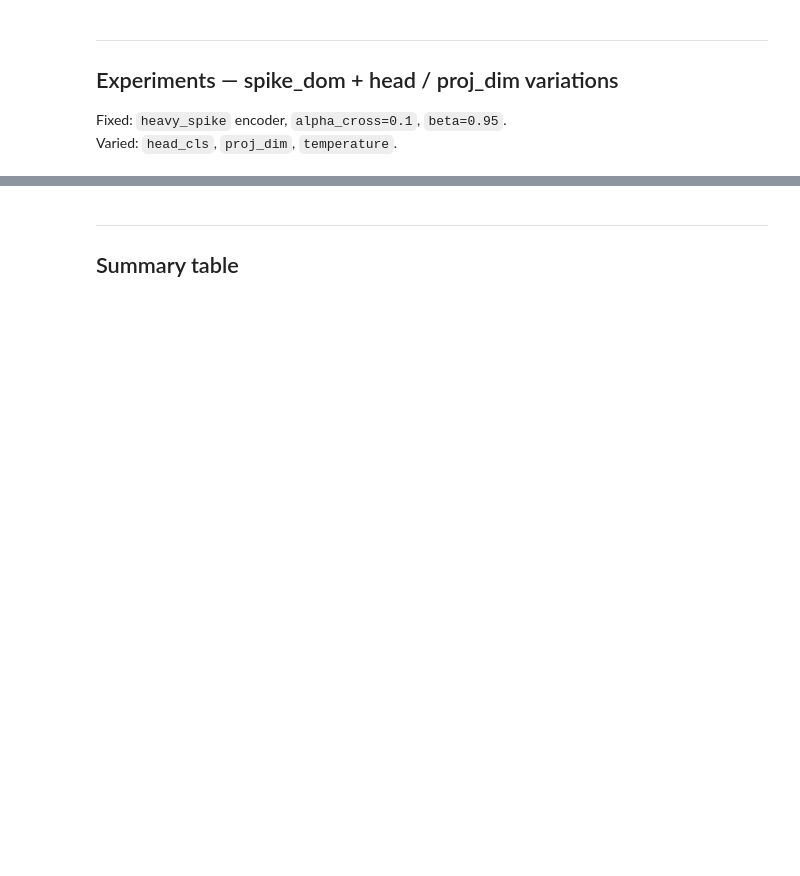
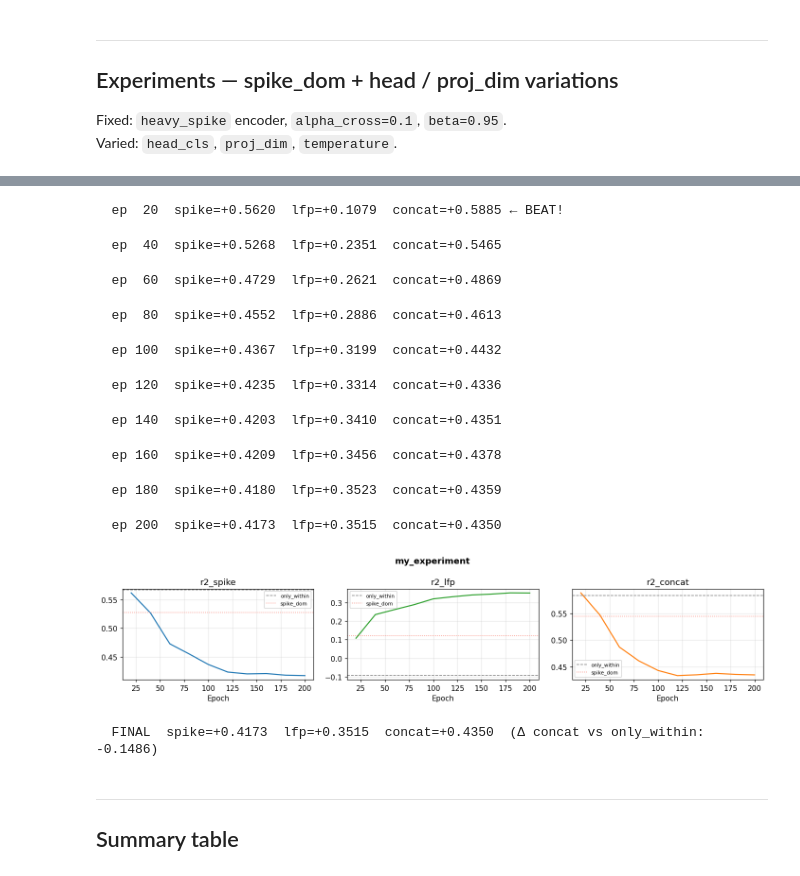
Before and after one commit to Kun-ck-ZHAO/comets, a Jupyter notebook: comets_test1/crack_latent.ipynb, the cells around one changed output, grey strips where cells are left out. Drawn from its saved outputs; the diff is of its cells as text; code cells hidden in the pictures; blank space fills up the shorter version.

```diff
--- a/comets_test1/crack_latent.ipynb
+++ b/comets_test1/crack_latent.ipynb
@@ -190,9 +266,22 @@ model_5, s5 = quick_train('spike_dom  TwoLayerMLP  p8  τ=0.5',
 # %%
 # Free cell — your config here
 model_X, sX = quick_train('my_experiment',
-    head_cls=TwoLayerMLP, proj_dim=8,
+    head_cls=LinearHead, proj_dim=16,
     alpha_cross=0.1, beta=0.95,
 )
+# %% [output]
+  ep  20  spike=+0.5620  lfp=+0.1079  concat=+0.5885 ← BEAT!
+  ep  40  spike=+0.5268  lfp=+0.2351  concat=+0.5465
+  ep  60  spike=+0.4729  lfp=+0.2621  concat=+0.4869
+  ep  80  spike=+0.4552  lfp=+0.2886  concat=+0.4613
+  ep 100  spike=+0.4367  lfp=+0.3199  concat=+0.4432
+  ep 120  spike=+0.4235  lfp=+0.3314  concat=+0.4336
+  ep 140  spike=+0.4203  lfp=+0.3410  concat=+0.4351
+  ep 160  spike=+0.4209  lfp=+0.3456  concat=+0.4378
+  ep 180  spike=+0.4180  lfp=+0.3523  concat=+0.4359
+  ep 200  spike=+0.4173  lfp=+0.3515  concat=+0.4350
+[figure, added]
+  FINAL  spike=+0.4173  lfp=+0.3515  concat=+0.4350  (Δ concat vs only_within: -0.1486)
 # %% [markdown]
 ---
 ## Summary table
```
Also changed, not shown: parts of 12 cells of this notebook, 5 other files.
